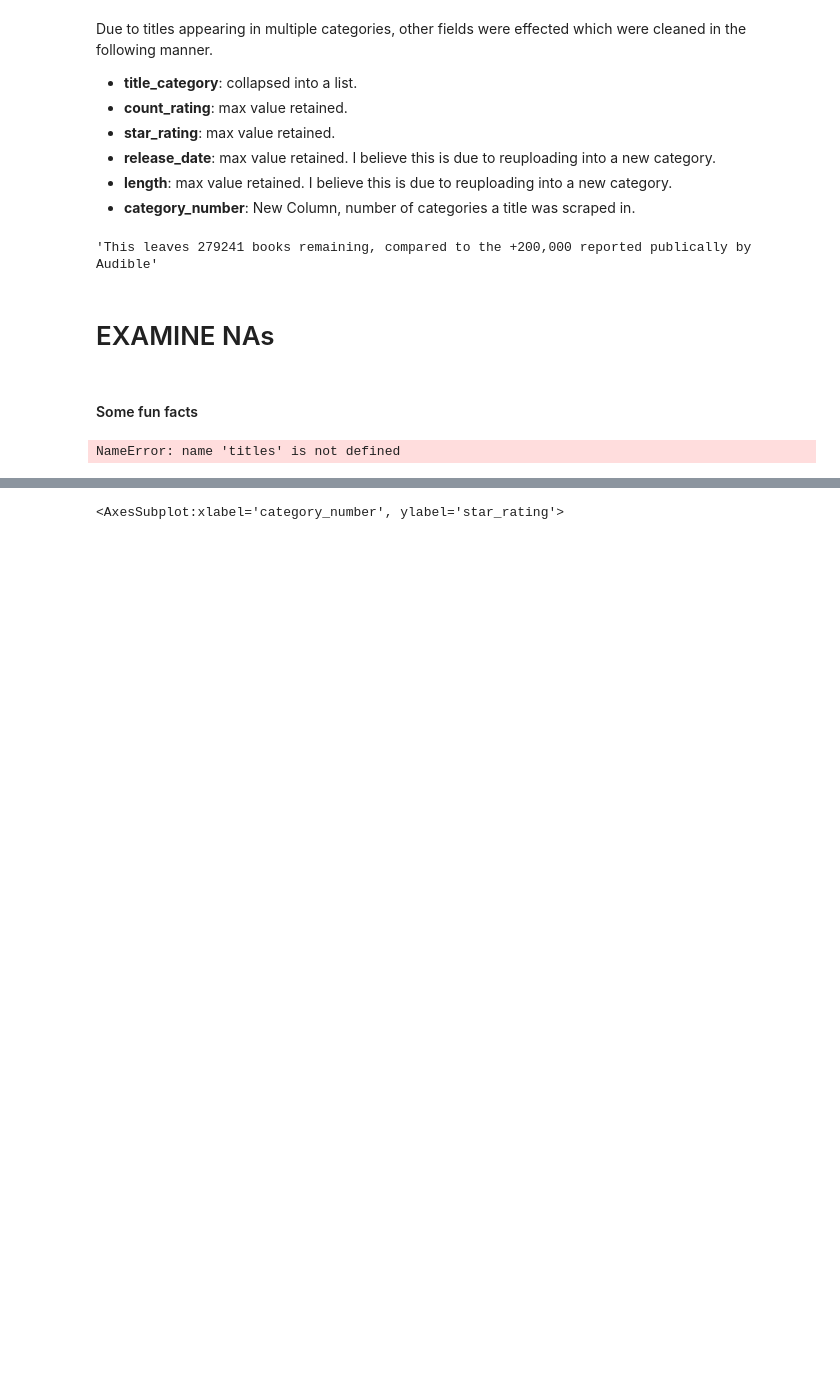
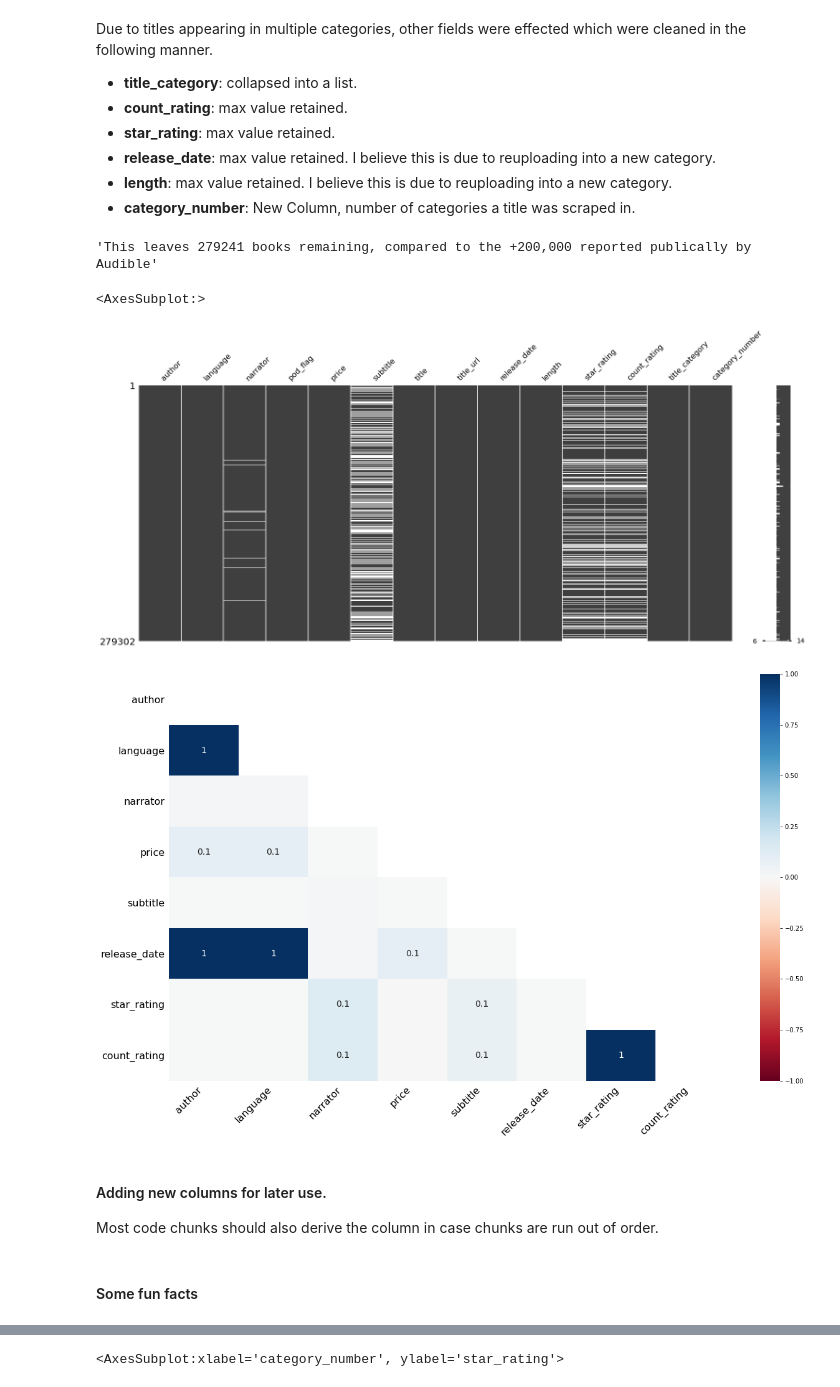
Before and after one commit to jwelch1123/finding_the_tree_in_the_forest, a Jupyter notebook: Data_Analysis.ipynb, the cells around one changed output, grey strips where cells are left out. Saved outputs shown, nothing was run; the diff lists cells and outputs as text; code cells hidden in the pictures; blank space fills up the shorter version.

Commit message:
continuing data analysis

```diff
--- a/Data_Analysis.ipynb
+++ b/Data_Analysis.ipynb
@@ -355,14 +364,24 @@ titles['category_number'] = titles['title_category'].str.len()
 "This leaves {} books remaining, compared to the +200,000 reported publically by Audible".format(len(np.unique(titles.title_url)))
 # %% [output]
 'This leaves 279241 books remaining, compared to the +200,000 reported publically by Audible'
+# %%
+import missingno as msno
+
+msno.matrix(titles)
+msno.heatmap(titles)
+# %% [output]
+<AxesSubplot:>
+[figure, added]
+[figure, added]
+# %% [markdown]
+#### Adding new columns for later use.
+Most code chunks should also derive the column in case chunks are run out of order.
 # %%
 titles['author']   = [x.split(',') for x in titles.author.replace(np.nan,"")]
 titles['narrator'] = [x.split(',') for x in titles.narrator.replace(np.nan,"")]
 
 titles['pub_datetime'] = pd.to_datetime(titles.release_date, format='%m-%d-%y')
 titles['cumm_lang_pub'] = titles.sort_values('pub_datetime', ascending = True).groupby('language',dropna=True).cumcount()
-# %% [markdown]
-# EXAMINE NAs
 # %% [markdown]
 #### Some fun facts
 # %%
@@ -377,11 +396,3 @@ top_counts = titles.sort_values('count_rating', ascending=False).head(3)
 top_rating = titles[titles.star_rating == 5].sort_values('count_rating', ascending=False).head(3)
 expensive  = titles.sort_values('price', ascending = False).head(3)
 cheap      = titles.sort_values('price', ascending = True).head(3)
-# %%
-data = titles['category_number']
-plot = sns.histplot(data, color = 'k')
-
-plot.set_axis_labels("Number of Categories Title appears in")
-plt.show()
-# %% [output]
-NameError: name 'titles' is not defined
```
Also changed, not shown: parts of 31 cells of this notebook, 9 other files.
